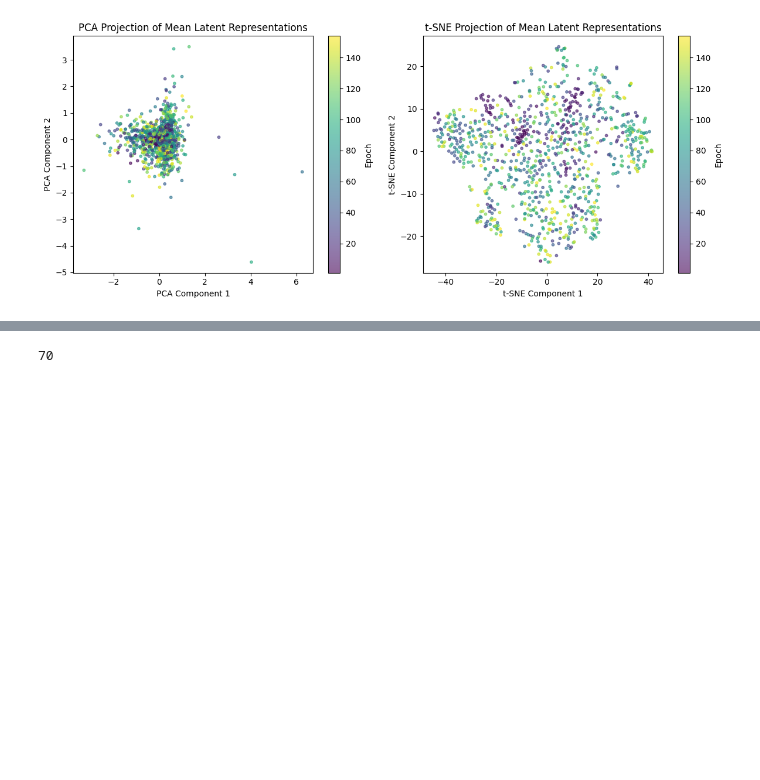
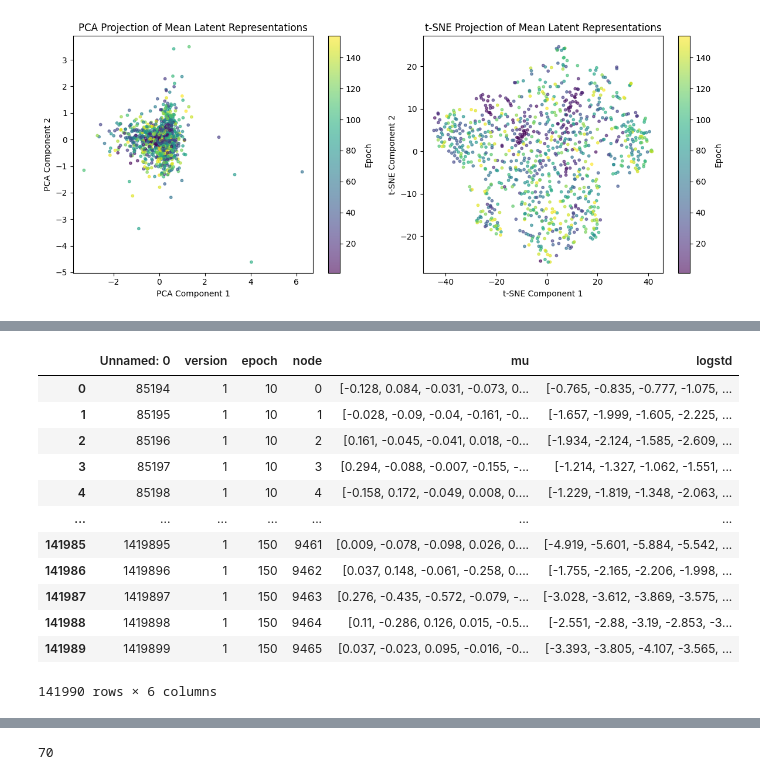
Before and after one commit to EliteApex/PPI-OMEGA, a Jupyter notebook: src/pilot_with_features.ipynb, the cells around one changed output, grey strips where cells are left out. Cells and saved outputs as stored; diff of their text form; code cells hidden in the pictures; blank space fills up the shorter version.

```diff
--- a/src/pilot_with_features.ipynb
+++ b/src/pilot_with_features.ipynb
@@ -404 +444,17 @@ plt.show()
+# %%
+latent_variables
+# %% [output]
+|  | Unnamed: 0 | version | epoch | node | mu | logstd |
+| 0 | 85194 | 1 | 10 | 0 | [-0.128, 0.084, -0.031, -0.073, 0... | [-0.765, -0.835, -0.777, -1.075, ... |
+| 1 | 85195 | 1 | 10 | 1 | [-0.028, -0.09, -0.04, -0.161, -0... | [-1.657, -1.999, -1.605, -2.225, ... |
+| 2 | 85196 | 1 | 10 | 2 | [0.161, -0.045, -0.041, 0.018, -0... | [-1.934, -2.124, -1.585, -2.609, ... |
+| 3 | 85197 | 1 | 10 | 3 | [0.294, -0.088, -0.007, -0.155, -... | [-1.214, -1.327, -1.062, -1.551, ... |
+| 4 | 85198 | 1 | 10 | 4 | [-0.158, 0.172, -0.049, 0.008, 0.... | [-1.229, -1.819, -1.348, -2.063, ... |
+| ... | ... | ... | ... | ... | ... | ... |
+| 141985 | 1419895 | 1 | 150 | 9461 | [0.009, -0.078, -0.098, 0.026, 0.... | [-4.919, -5.601, -5.884, -5.542, ... |
+| 141986 | 1419896 | 1 | 150 | 9462 | [0.037, 0.148, -0.061, -0.258, 0.... | [-1.755, -2.165, -2.206, -1.998, ... |
+| 141987 | 1419897 | 1 | 150 | 9463 | [0.276, -0.435, -0.572, -0.079, -... | [-3.028, -3.612, -3.869, -3.575, ... |
+| 141988 | 1419898 | 1 | 150 | 9464 | [0.11, -0.286, 0.126, 0.015, -0.5... | [-2.551, -2.88, -3.19, -2.853, -3... |
+| 141989 | 1419899 | 1 | 150 | 9465 | [0.037, -0.023, 0.095, -0.016, -0... | [-3.393, -3.805, -4.107, -3.565, ... |
+141990 rows × 6 columns
 # %%
```
Also changed, not shown: parts of 11 cells of this notebook, 9 other files.
